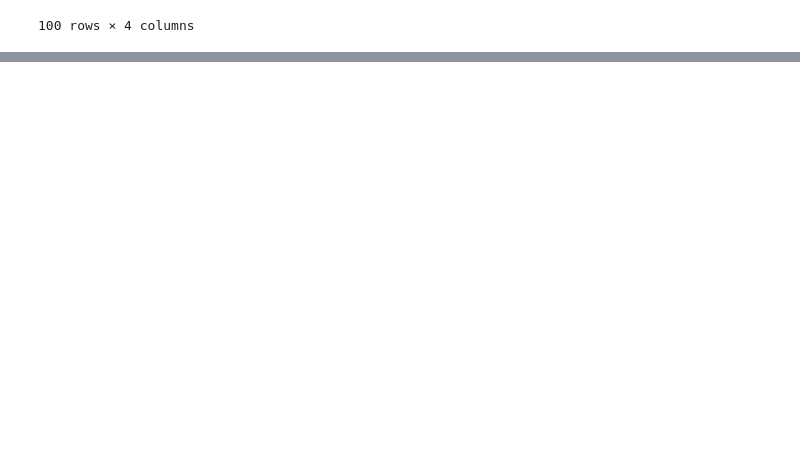
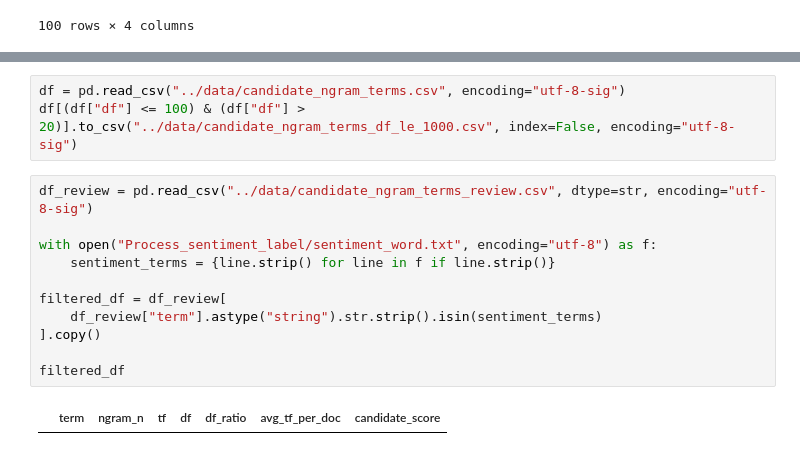
Before and after one commit to doankhang255/project3T, a Jupyter notebook: News/check_news.ipynb, the cells around one changed output, grey strips where cells are left out. Saved outputs shown, nothing was run; the diff lists cells and outputs as text; blank space fills up the shorter version.

```diff
--- a/News/check_news.ipynb
+++ b/News/check_news.ipynb
@@ -1472,0 +1482,16 @@ Matches: 2075
+# %%
+df = pd.read_csv("../data/candidate_ngram_terms.csv", encoding="utf-8-sig")
+df[(df["df"] <= 100) & (df["df"] > 20)].to_csv("../data/candidate_ngram_terms_df_le_1000.csv", index=False, encoding="utf-8-sig")
+# %%
+df_review = pd.read_csv("../data/candidate_ngram_terms_review.csv", dtype=str, encoding="utf-8-sig")
+
+with open("Process_sentiment_label/sentiment_word.txt", encoding="utf-8") as f:
+    sentiment_terms = {line.strip() for line in f if line.strip()}
+
+filtered_df = df_review[
+    df_review["term"].astype("string").str.strip().isin(sentiment_terms)
+].copy()
+
+filtered_df
+# %% [output]
+|  | term | ngram_n | tf | df | df_ratio | avg_tf_per_doc | candidate_score |
```
Also changed, not shown: parts of 1 cell of this notebook, 9 other files.
